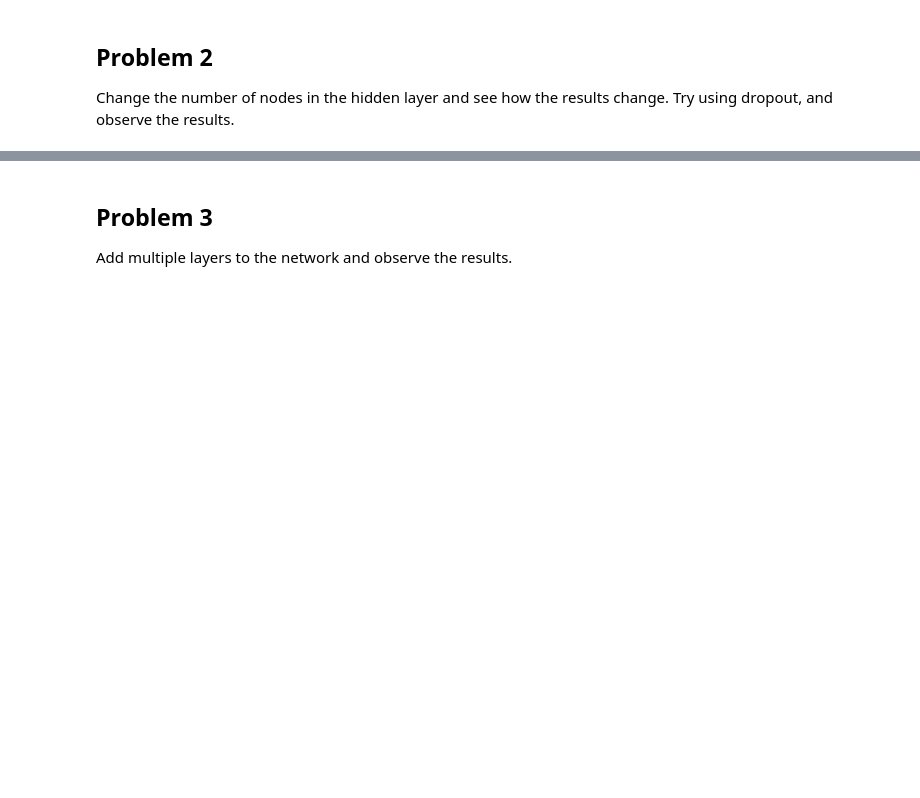
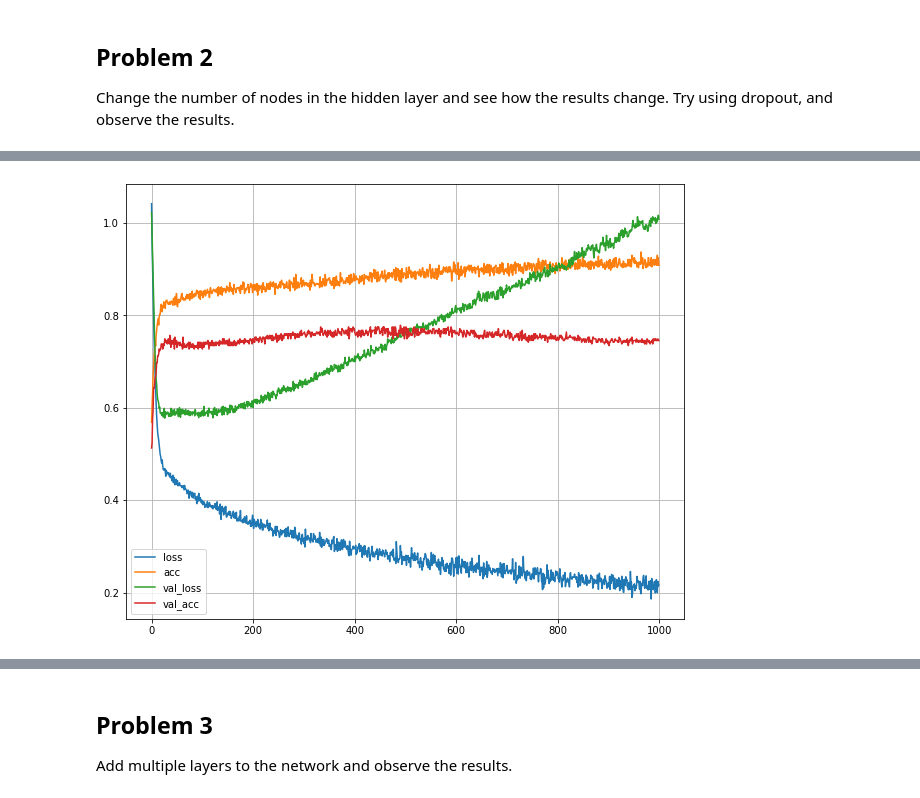
Before and after one commit to Eeaeau/TTT4185---ML-for-singnal-processing, a Jupyter notebook: Assignment 3/TTT4185_assignment_3a_2020-10-19.ipynb, the cells around one changed output, grey strips where cells are left out. Cells and saved outputs as stored; diff of their text form; code cells hidden in the pictures; blank space fills up the shorter version.

```diff
--- a/Assignment 3/TTT4185_assignment_3a_2020-10-19.ipynb
+++ b/Assignment 3/TTT4185_assignment_3a_2020-10-19.ipynb
@@ -195,0 +388,4 @@ Change the number of nodes in the hidden layer and see how the results change. T
+# %%
+dataset_F1toF4.Visualize()
+# %% [output]
+[figure, added]
```
Also changed, not shown: parts of 41 cells of this notebook, 11 other files.
